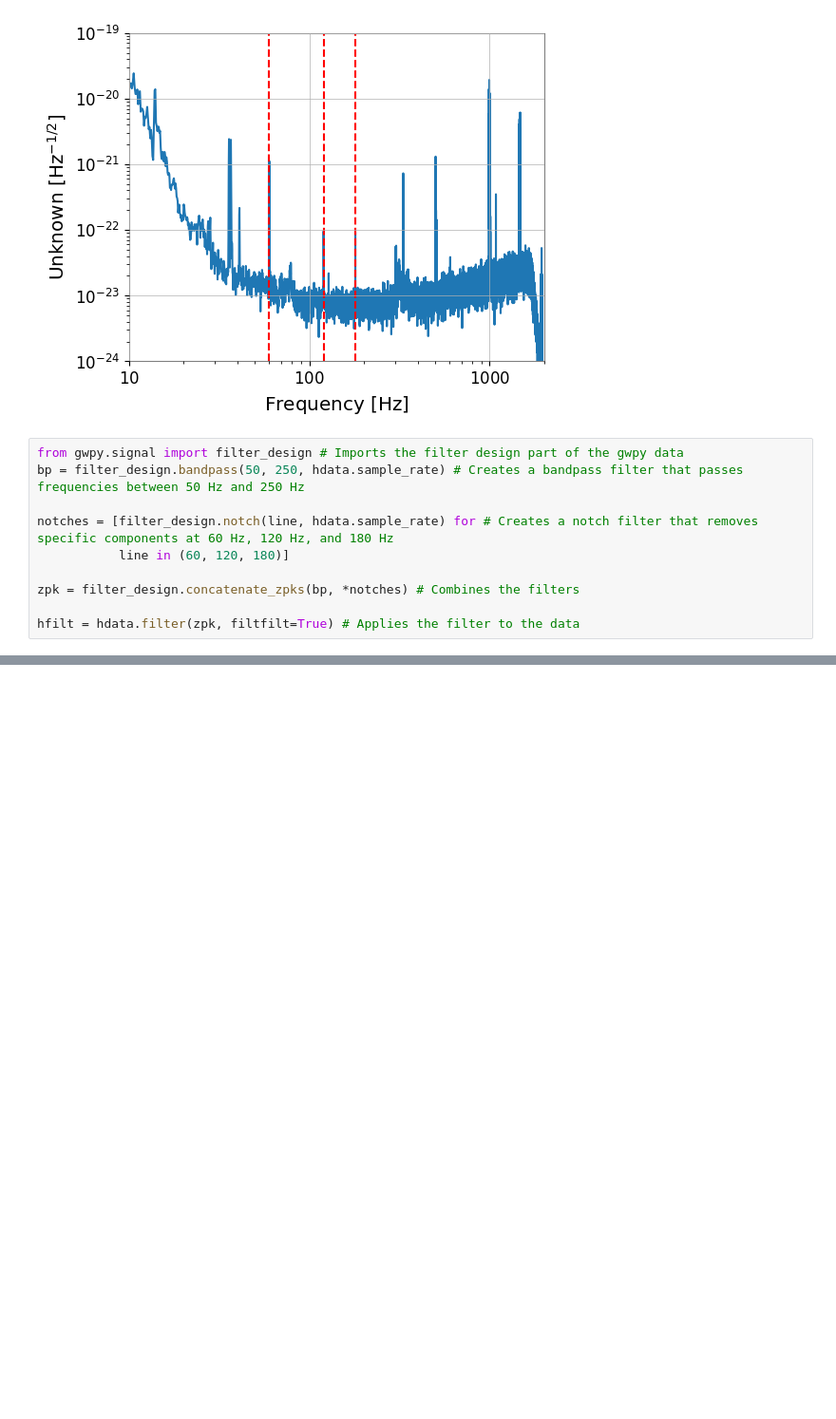
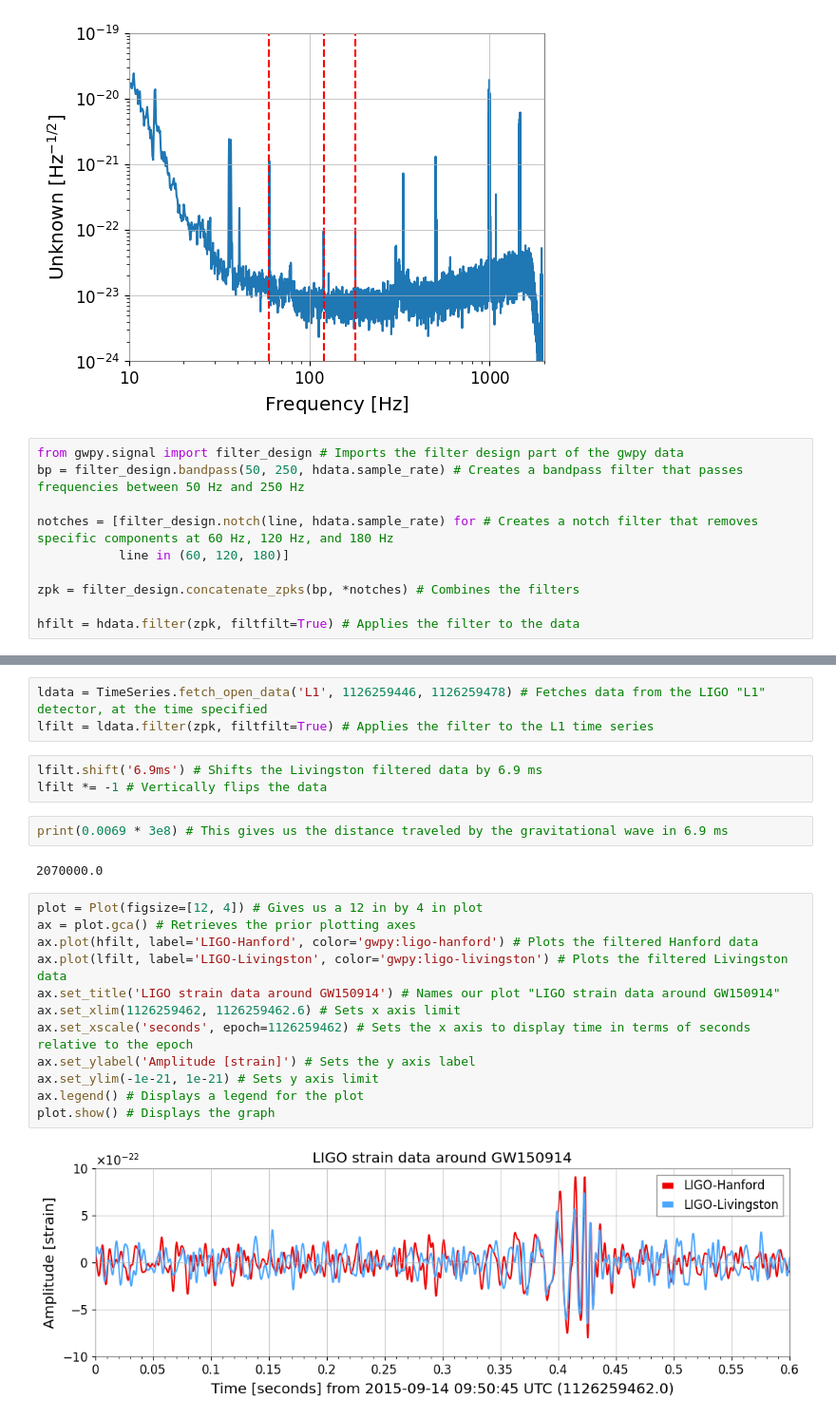
Before and after one commit to BellaDir/Astro-Data, a Jupyter notebook: Gravitational_Waves.ipynb, the cells around one changed output, grey strips where cells are left out. Shown at 95% size. Drawn from its saved outputs; the diff is of its cells as text; blank space fills up the shorter version.

```diff
--- a/Gravitational_Waves.ipynb
+++ b/Gravitational_Waves.ipynb
@@ -87,2 +83,26 @@ y_val = plt.gca().lines[0].get_ydata()
 # %% [output]
 [figure]
+# %%
+ldata = TimeSeries.fetch_open_data('L1', 1126259446, 1126259478) # Fetches data from the LIGO "L1" detector, at the time specified
+lfilt = ldata.filter(zpk, filtfilt=True) # Applies the filter to the L1 time series
+# %%
+lfilt.shift('6.9ms') # Shifts the Livingston filtered data by 6.9 ms
+lfilt *= -1 # Vertically flips the data
+# %%
+print(0.0069 * 3e8) # This gives us the distance traveled by the gravitational wave in 6.9 ms
+# %% [output]
+2070000.0
+# %%
+plot = Plot(figsize=[12, 4]) # Gives us a 12 in by 4 in plot
+ax = plot.gca() # Retrieves the prior plotting axes
+ax.plot(hfilt, label='LIGO-Hanford', color='gwpy:ligo-hanford') # Plots the filtered Hanford data
+ax.plot(lfilt, label='LIGO-Livingston', color='gwpy:ligo-livingston') # Plots the filtered Livingston data
+ax.set_title('LIGO strain data around GW150914') # Names our plot "LIGO strain data around GW150914"
+ax.set_xlim(1126259462, 1126259462.6) # Sets x axis limit
+ax.set_xscale('seconds', epoch=1126259462) # Sets the x axis to display time in terms of seconds relative to the epoch
+ax.set_ylabel('Amplitude [strain]') # Sets the y axis label
+ax.set_ylim(-1e-21, 1e-21) # Sets y axis limit
+ax.legend() # Displays a legend for the plot
+plot.show() # Displays the graph
+# %% [output]
+[figure, added]
```
Also changed, not shown: parts of 9 cells of this notebook.
